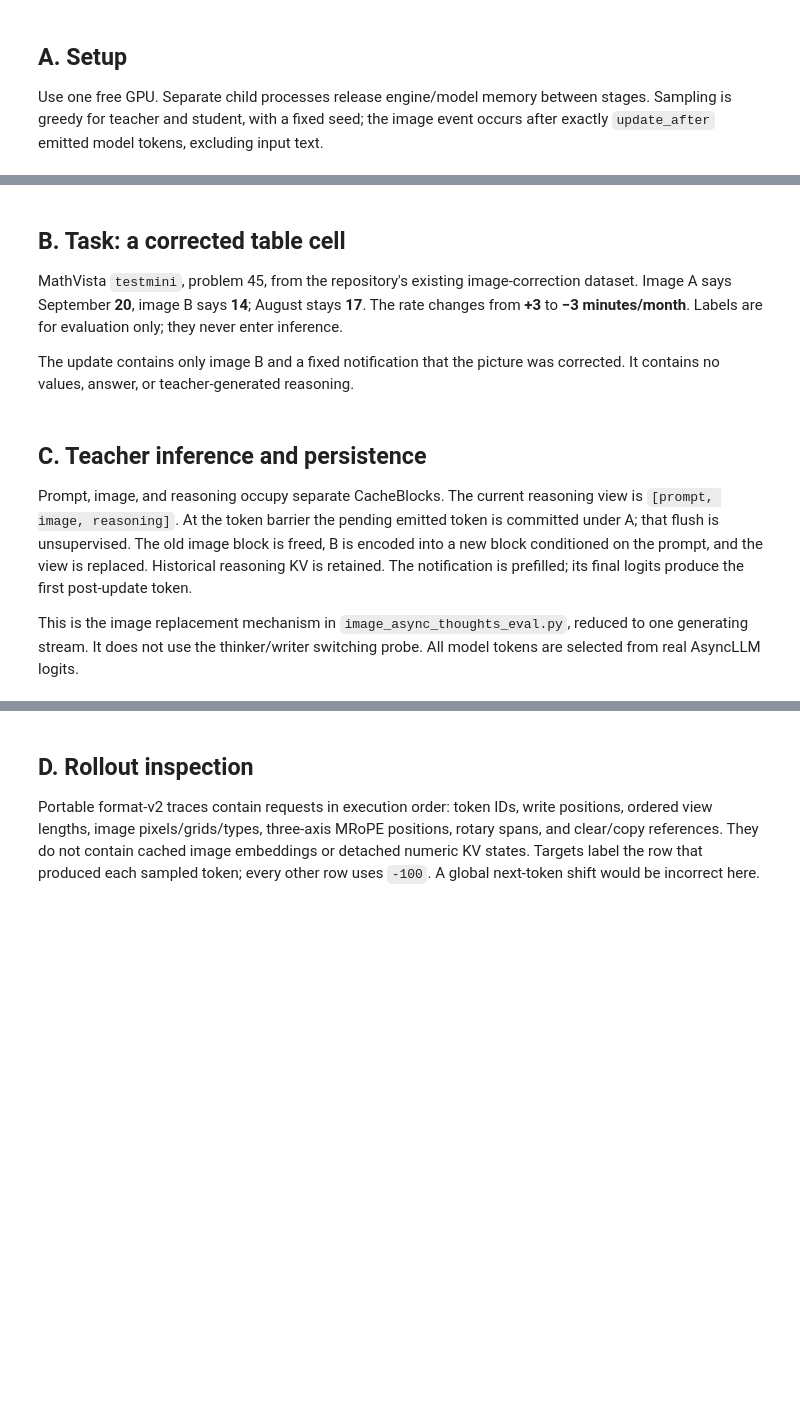
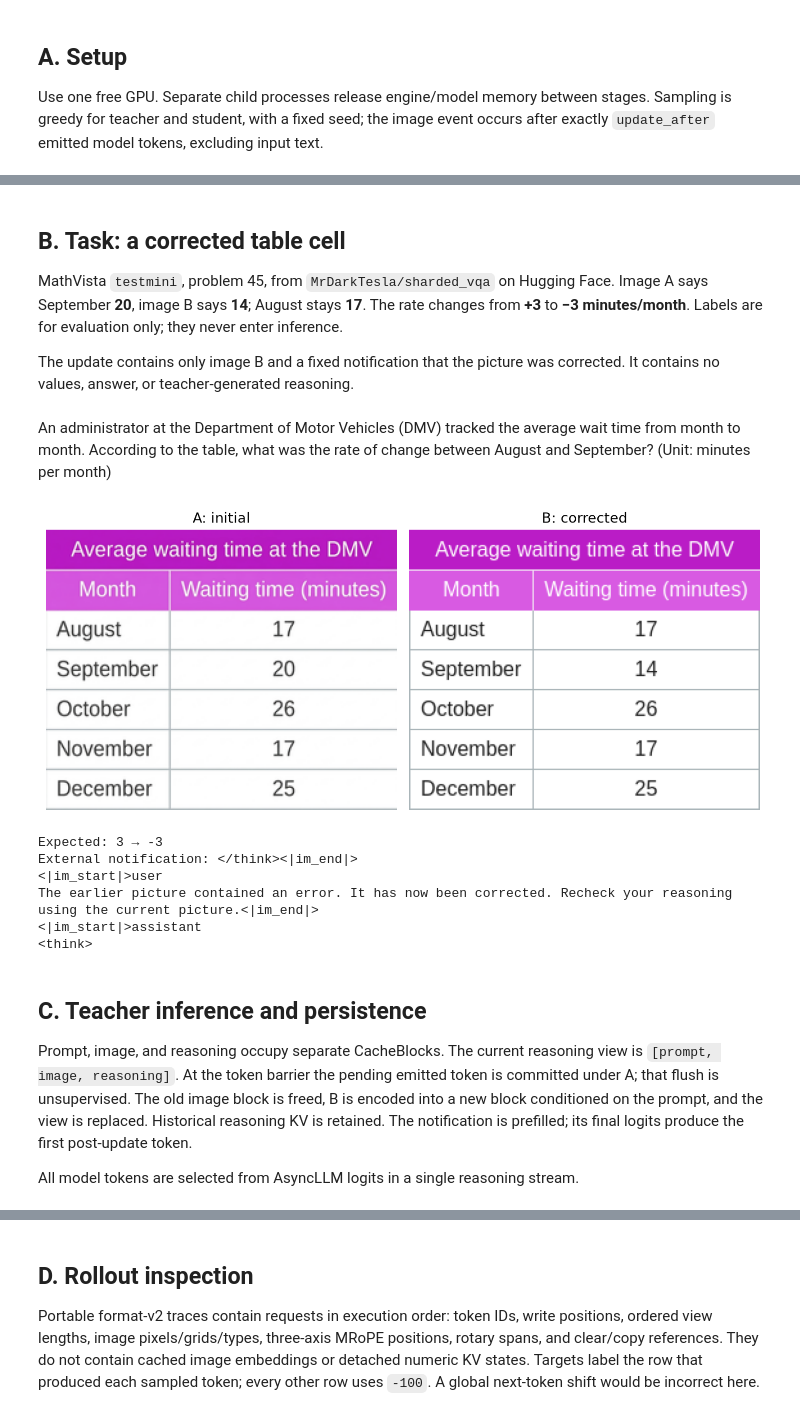
Before and after one commit to dvmazur/async_llm, a Jupyter notebook: scripts/minisgl_examples/training/image_steering/image_steering_overfit.ipynb, the cells around one changed output, grey strips where cells are left out. Drawn from its saved outputs; the diff is of its cells as text; code cells hidden in the pictures; blank space fills up the shorter version.

Commit message:
Load image-steering data from HF and execute notebook

```diff
--- a/scripts/minisgl_examples/training/image_steering/image_steering_overfit.ipynb
+++ b/scripts/minisgl_examples/training/image_steering/image_steering_overfit.ipynb
@@ -64,27 +70,36 @@ print(SETUP)
 # %% [markdown]
 ## B. Task: a corrected table cell
 
-MathVista `testmini`, problem 45, from the repository's existing image-correction dataset. Image A says September **20**, image B says **14**; August stays **17**. The rate changes from **+3** to **−3 minutes/month**. Labels are for evaluation only; they never enter inference.
+MathVista `testmini`, problem 45, from `MrDarkTesla/sharded_vqa` on Hugging Face. Image A says September **20**, image B says **14**; August stays **17**. The rate changes from **+3** to **−3 minutes/month**. Labels are for evaluation only; they never enter inference.
 
 The update contains only image B and a fixed notification that the picture was corrected. It contains no values, answer, or teacher-generated reasoning.
 # %%
-display(Markdown(exp.QUESTION))
+display(Markdown(exp.task()["question"]))
 fig, axes = plt.subplots(1, 2, figsize=(9, 4))
 for ax, side, title in zip(axes, ["before", "after"], ["A: initial", "B: corrected"]):
-    ax.imshow(Image.open(exp.ASSETS / f"{side}.png"))
+    ax.imshow(exp.load_image(side))
     ax.set_title(title)
     ax.axis("off")
 plt.tight_layout()
 display_figure(fig)
 plt.close(fig)
 print("Expected:", exp.task()["answer_before"], "→", exp.task()["answer_after"])
-print("External notification:", exp.NOTICE)
+print("External notification:", exp.notification())
+# %% [output]
+An administrator at the Department of Motor Vehicles (DMV) tracked the average wait time from month to month. According to the table, what was the rate of change between August and September? (Unit: minutes per month)
+[figure, added]
+Expected: 3 → -3
+External notification: </think><|im_end|>
+<|im_start|>user
+The earlier picture contained an error. It has now been corrected. Recheck your reasoning using the current picture.<|im_end|>
+<|im_start|>assistant
+<think>
 # %% [markdown]
 ## C. Teacher inference and persistence
 
 Prompt, image, and reasoning occupy separate CacheBlocks. The current reasoning view is `[prompt, image, reasoning]`. At the token barrier the pending emitted token is committed under A; that flush is unsupervised. The old image block is freed, B is encoded into a new block conditioned on the prompt, and the view is replaced. Historical reasoning KV is retained. The notification is prefilled; its final logits produce the first post-update token.
 
-This is the image replacement mechanism in `image_async_thoughts_eval.py`, reduced to one generating stream. It does not use the thinker/writer switching probe. All model tokens are selected from real AsyncLLM logits.
+All model tokens are selected from AsyncLLM logits in a single reasoning stream.
 # %%
 def collect_once(model, name, *, update=True, replacement_image="after"):
     path = RUN / f"{name}.json"
```
Also changed, not shown: parts of 15 cells of this notebook, 13 other files.
